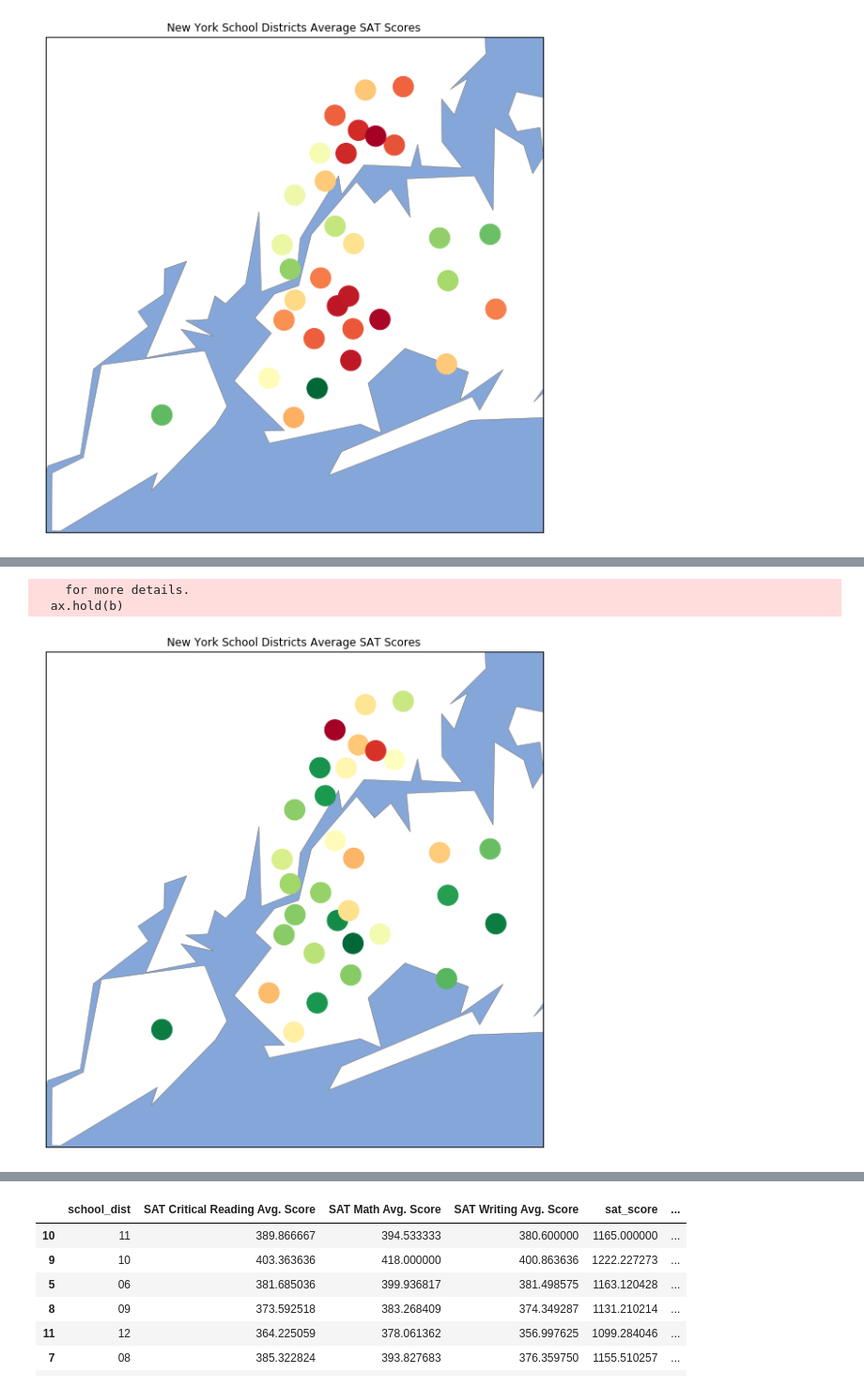
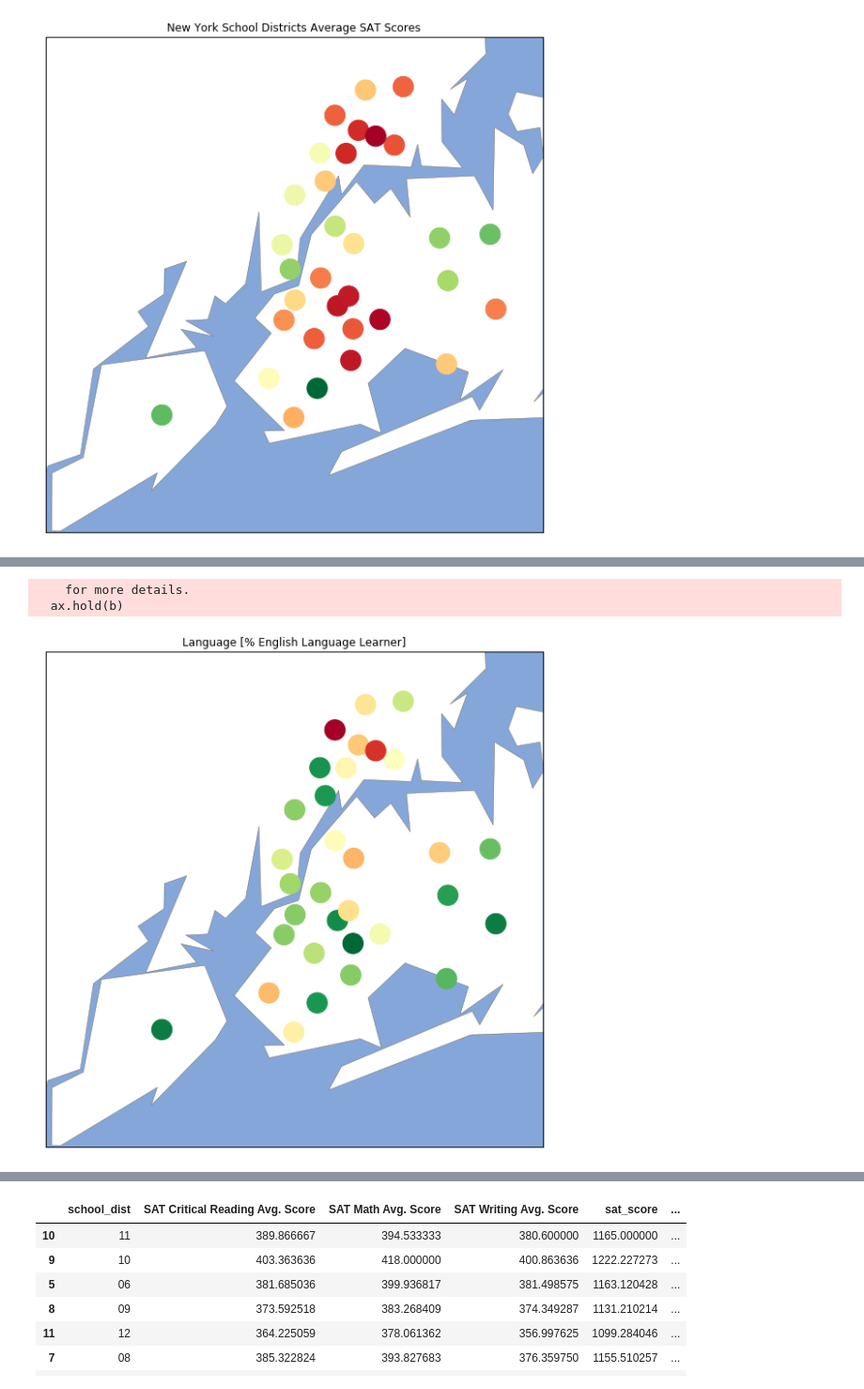
Before and after one commit to danielzayas/education_gap, a Jupyter notebook: education_gap.ipynb, the cells around one changed output, grey strips where cells are left out. Shown at 94% size. Saved outputs shown, nothing was run; the diff lists cells and outputs as text; code cells hidden in the pictures.

```diff
--- a/education_gap.ipynb
+++ b/education_gap.ipynb
@@ -513,35 +530,36 @@ plt.show()
 # create a map that centers on New York City
 fig, ax = plt.subplots(figsize=(10,10))
 m = Basemap(
     projection='merc',
     llcrnrlat=40.496044,
     urcrnrlat=40.915256,
     llcrnrlon=-74.255735,
     urcrnrlon=-73.700272,
     resolution='i')
 m.drawmapboundary(fill_color='#85A6D9')
 m.drawcoastlines(color='#6D5F47', linewidth=.4)
 m.drawrivers(color='#6D5F47', linewidth=.4)
 m.fillcontinents(color='white',lake_color='#85A6D9')
 
 
 # plot the school locations
 latitudes = districts['lat'].tolist()
 longitudes = districts['lon'].tolist()
 m.scatter(x = longitudes,
           y = latitudes,
           latlon=True, # default is False, for passing in axis coordinates
           s=500, # size of the points
           zorder=2, # to plot the points on top of the rest of the map
           cmap = 'RdYlGn_r', # color map
           c = districts['ell_percent'], # high % -> green, low % -> yellow
          )
-ax.set_title('New York School Districts Average SAT Scores')
+ax.set_title('Language [% English Language Learner]')
+plt.savefig('language')
 plt.show()
 # %% [output]
     for more details.
   ax.hold(b)
-[figure, old version]
+[figure, new version]
 # %%
 # create a map that centers on New York City
 fig, ax = plt.subplots(figsize=(10,10))
```
Also changed, not shown: parts of 9 cells of this notebook.
